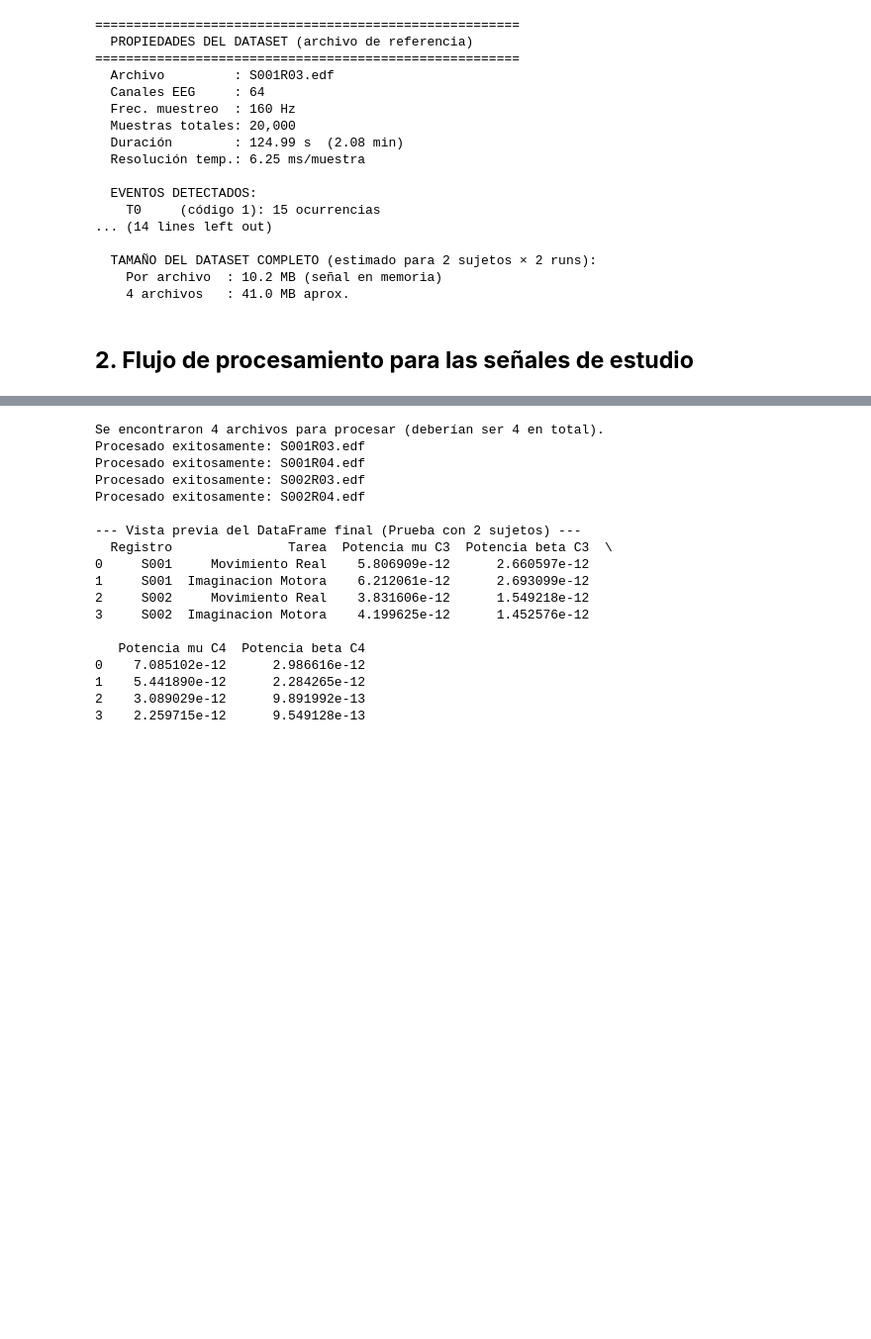
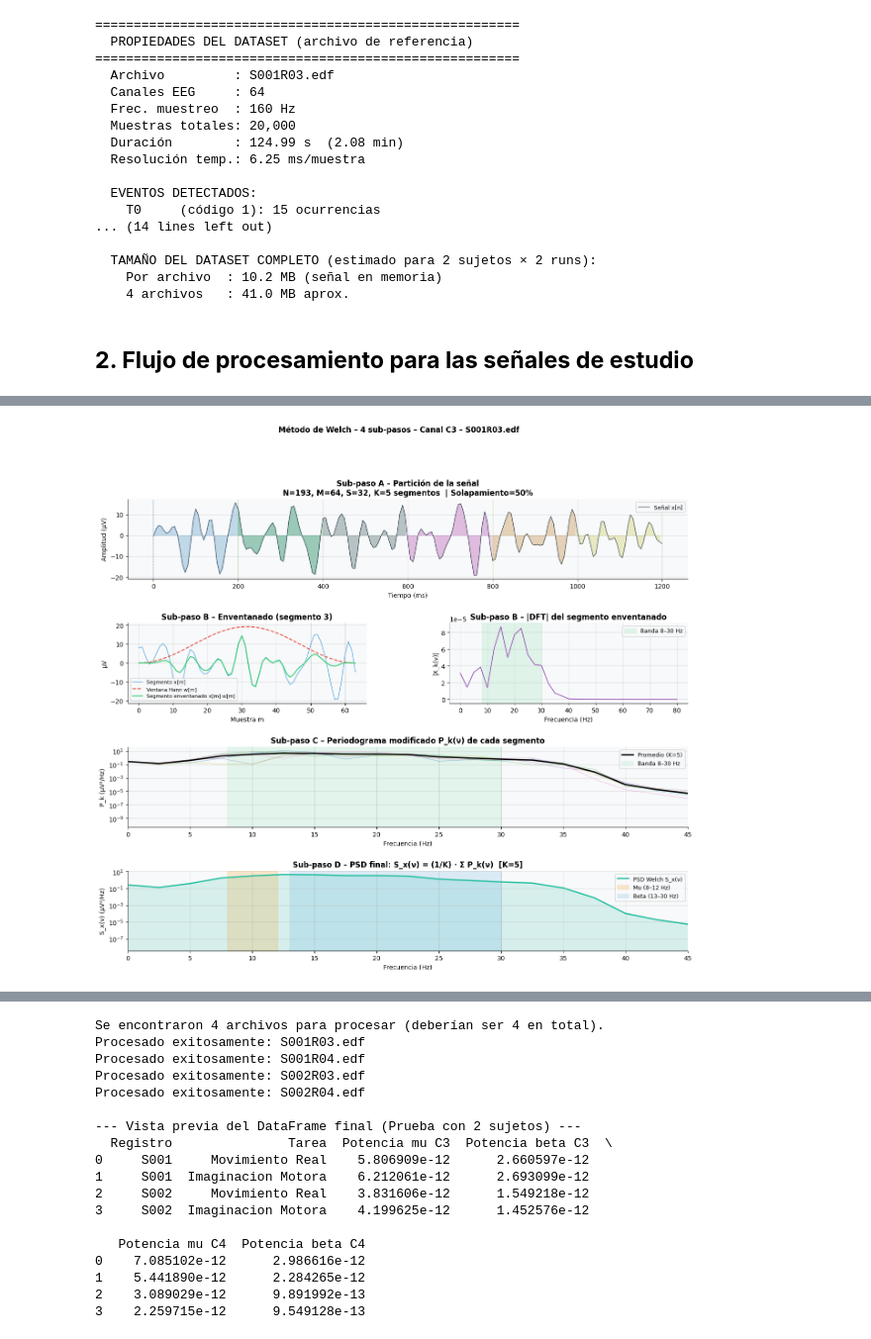
Before and after one commit to CamilaMontiel2510/PROYECTO_EEG_BCI_1, a Jupyter notebook: PROYECTO_1_BCI.ipynb, the cells around one changed output, grey strips where cells are left out. Shown at 99% size. Cells and saved outputs as stored; diff of their text form; code cells hidden in the pictures; blank space fills up the shorter version.

```diff
--- a/PROYECTO_1_BCI.ipynb
+++ b/PROYECTO_1_BCI.ipynb
@@ -788,0 +784,89 @@ if __name__ == '__main__':
+# %%
+# ── Regenerar datos intermedios para graficar ─────────────────────────
+w = np.hanning(M_welch)
+W = np.sum(w ** 2)
+S_w = M_welch // 2
+K_plot = int(np.floor((len(epoca0) - M_welch) / S_w)) + 1
+segmentos_plot = [epoca0[k*S_w : k*S_w + M_welch]
+                  for k in range(K_plot) if k*S_w + M_welch <= len(epoca0)]
+K_plot = len(segmentos_plot)
+
+fig = plt.figure(figsize=(16, 13))
+gs  = gridspec.GridSpec(4, 2, figure=fig, hspace=0.55, wspace=0.35)
+
+# ── A) Partición ─────────────────────────────────────────────────────
+ax_A = fig.add_subplot(gs[0, :])
+t_ep = np.arange(len(epoca0)) / sfreq * 1000  # en ms
+ax_A.plot(t_ep, epoca0 * 1e6, color='#2C3E50', lw=1.0, alpha=0.8, label='Señal x[n]')
+colores_seg = plt.cm.tab10(np.linspace(0, 0.85, min(K_plot, 10)))
+for k, (seg, col) in enumerate(zip(segmentos_plot[:10], colores_seg)):
+    t_seg = (np.arange(M_welch) + k * S_w) / sfreq * 1000
+    ax_A.fill_between(t_seg, seg*1e6, alpha=0.25, color=col)
+    ax_A.axvline(t_seg[0], color=col, lw=0.8, ls='--', alpha=0.7)
+ax_A.set_xlabel('Tiempo (ms)'); ax_A.set_ylabel('Amplitud (µV)')
+ax_A.set_title(f'Sub-paso A – Partición de la señal\n'
+               f'N={len(epoca0)}, M={M_welch}, S={S_w}, K={K_plot} segmentos  '
+               f'| Solapamiento={(M_welch-S_w)/M_welch*100:.0f}%', fontweight='bold')
+ax_A.legend(fontsize=9)
+
+# ── B) Enventanado de un segmento ────────────────────────────────────
+ax_B1 = fig.add_subplot(gs[1, 0])
+seg_ej = segmentos_plot[2]   # tercer segmento como ejemplo
+n_seg  = np.arange(M_welch)
+ax_B1.plot(n_seg, seg_ej * 1e6, color='#3498DB', lw=1.2, label='Segmento x[m]', alpha=0.7)
+ax_B1.plot(n_seg, w * np.max(np.abs(seg_ej)) * 1e6, color='#E74C3C',
+           lw=1.5, ls='--', label='Ventana Hann w[m]')
+ax_B1.plot(n_seg, seg_ej * w * 1e6, color='#2ECC71', lw=1.5,
+           label='Segmento enventanado x[m]·w[m]')
+ax_B1.set_xlabel('Muestra m'); ax_B1.set_ylabel('µV')
+ax_B1.set_title('Sub-paso B – Enventanado (segmento 3)', fontweight='bold')
+ax_B1.legend(fontsize=8)
+
+# DFT del segmento enventanado
+ax_B2 = fig.add_subplot(gs[1, 1])
+X_k_ej = np.fft.rfft(seg_ej * w, n=M_welch)
+freqs_seg = np.fft.rfftfreq(M_welch, 1/sfreq)
+ax_B2.plot(freqs_seg, np.abs(X_k_ej), color='#9B59B6', lw=1.3)
+ax_B2.axvspan(L_FREQ, H_FREQ, alpha=0.12, color='#2ECC71', label='Banda 8–30 Hz')
+ax_B2.set_xlabel('Frecuencia (Hz)'); ax_B2.set_ylabel('|X_k(ν)|')
+ax_B2.set_title('Sub-paso B – |DFT| del segmento enventanado', fontweight='bold')
+ax_B2.legend(fontsize=9)
+
+# ── C) Periodograma modificado de cada segmento ──────────────────────
+ax_C = fig.add_subplot(gs[2, :])
+periodogramas_plot = []
+for k, seg in enumerate(segmentos_plot):
+    X_k  = np.fft.rfft(seg * w, n=M_welch)
+    P_k  = (1.0 / W) * np.abs(X_k) ** 2 / sfreq
+    P_k[1:-1] *= 2
+    periodogramas_plot.append(P_k)
+    col = colores_seg[k % len(colores_seg)]
+    ax_C.semilogy(freqs_seg, P_k * 1e12, color=col, lw=0.7, alpha=0.5)
+
+ax_C.semilogy(freqs_seg,
+              np.mean(np.array(periodogramas_plot), axis=0) * 1e12,
+              color='black', lw=2.2, label=f'Promedio (K={K_plot})', zorder=5)
+ax_C.axvspan(L_FREQ, H_FREQ, alpha=0.10, color='#2ECC71', label='Banda 8–30 Hz')
+ax_C.set_xlabel('Frecuencia (Hz)'); ax_C.set_ylabel('P_k (µV²/Hz)')
+ax_C.set_title(f'Sub-paso C – Periodograma modificado P_k(ν) de cada segmento', fontweight='bold')
+ax_C.legend(fontsize=9); ax_C.set_xlim([0, 45])
+
+# ── D) PSD promedio final ─────────────────────────────────────────────
+ax_D = fig.add_subplot(gs[3, :])
+PSD_final = np.mean(np.array(periodogramas_plot), axis=0)
+ax_D.semilogy(freqs_seg, PSD_final * 1e12, color='#1ABC9C', lw=2.0, label='PSD Welch S_x(ν)')
+ax_D.fill_between(freqs_seg, PSD_final * 1e12, alpha=0.15, color='#1ABC9C')
+ax_D.axvspan(8, 12, alpha=0.20, color='#F39C12', label='Mu (8–12 Hz)')
+ax_D.axvspan(13, 30, alpha=0.15, color='#3498DB', label='Beta (13–30 Hz)')
+ax_D.set_xlabel('Frecuencia (Hz)'); ax_D.set_ylabel('S_x(ν) (µV²/Hz)')
+ax_D.set_title(f'Sub-paso D – PSD final: S_x(ν) = (1/K) · Σ P_k(ν)  [K={K_plot}]',
+               fontweight='bold')
+ax_D.legend(fontsize=9); ax_D.set_xlim([0, 45])
+
+fig.suptitle(f'Método de Welch – 4 sub-pasos – Canal C3 – {os.path.basename(archivos[0])}',
+             fontsize=12, fontweight='bold', y=1.005)
+plt.savefig('figuras_BCI/paso4_welch_subpasos.png', dpi=150, bbox_inches='tight')
+plt.show()
+print("→ Figura guardada: figuras_BCI/paso4_welch_subpasos.png")
+# %% [output]
+[figure, added]
```
Also changed, not shown: parts of 23 cells of this notebook.
